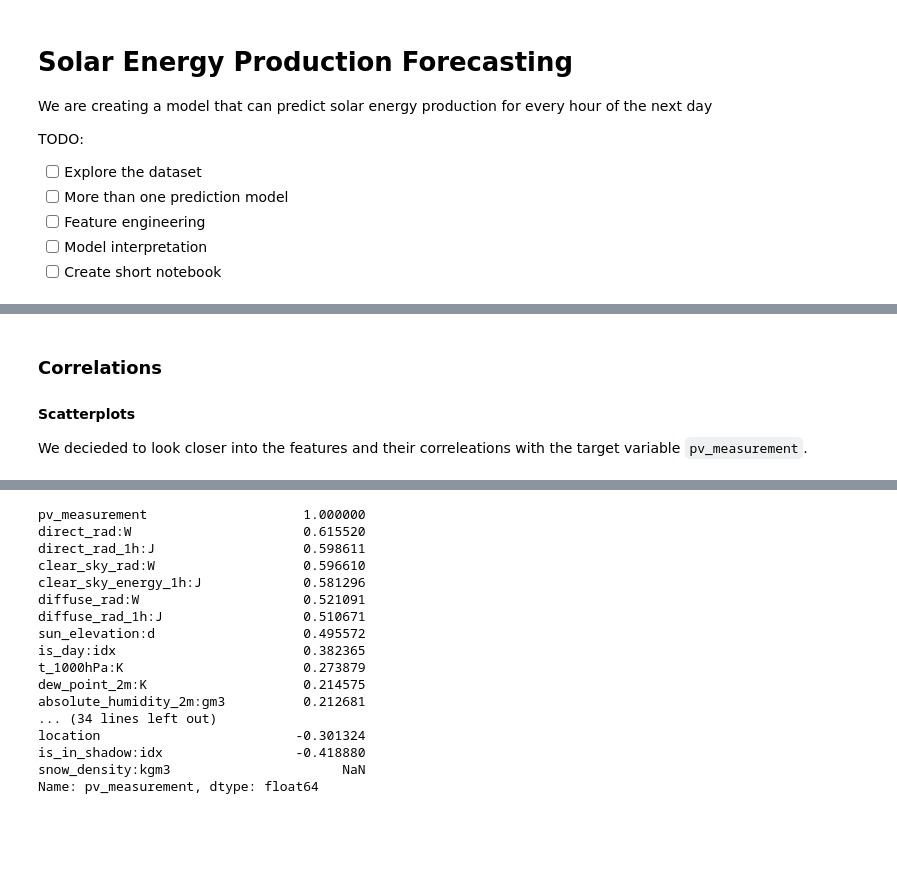
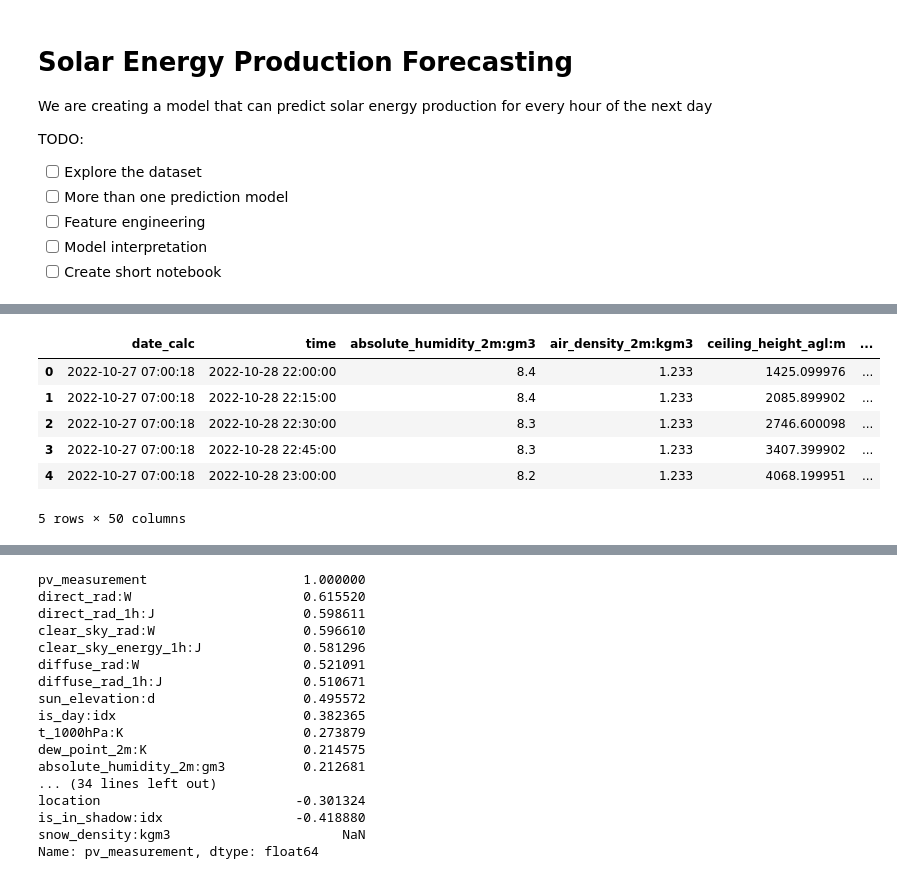
Before and after one commit to taheeraahmed/tdt4173-project, a Jupyter notebook: long-notebook.ipynb, the cells around one changed output, grey strips where cells are left out. Cells and saved outputs as stored; diff of their text form; code cells hidden in the pictures; blank space fills up the shorter version.

```diff
--- a/long-notebook.ipynb
+++ b/long-notebook.ipynb
@@ -55,6 +40,11 @@ memory usage: 88.1 MB
-# %% [markdown]
-### Correlations
-
-#### Scatterplots
-
-We decieded to look closer into the features and their correleations with the target variable `pv_measurement`.
+# %%
+X_train, X_train_with_targets = dp.data_preprocess()
+X_train.head()
+# %% [output]
+|  | date_calc | time | absolute_humidity_2m:gm3 | air_density_2m:kgm3 | ceiling_height_agl:m | ... |
+| 0 | 2022-10-27 07:00:18 | 2022-10-28 22:00:00 | 8.4 | 1.233 | 1425.099976 | ... |
+| 1 | 2022-10-27 07:00:18 | 2022-10-28 22:15:00 | 8.4 | 1.233 | 2085.899902 | ... |
+| 2 | 2022-10-27 07:00:18 | 2022-10-28 22:30:00 | 8.3 | 1.233 | 2746.600098 | ... |
+| 3 | 2022-10-27 07:00:18 | 2022-10-28 22:45:00 | 8.3 | 1.233 | 3407.399902 | ... |
+| 4 | 2022-10-27 07:00:18 | 2022-10-28 23:00:00 | 8.2 | 1.233 | 4068.199951 | ... |
+5 rows × 50 columns
```
Also changed, not shown: parts of 14 cells of this notebook, 1 other file.
